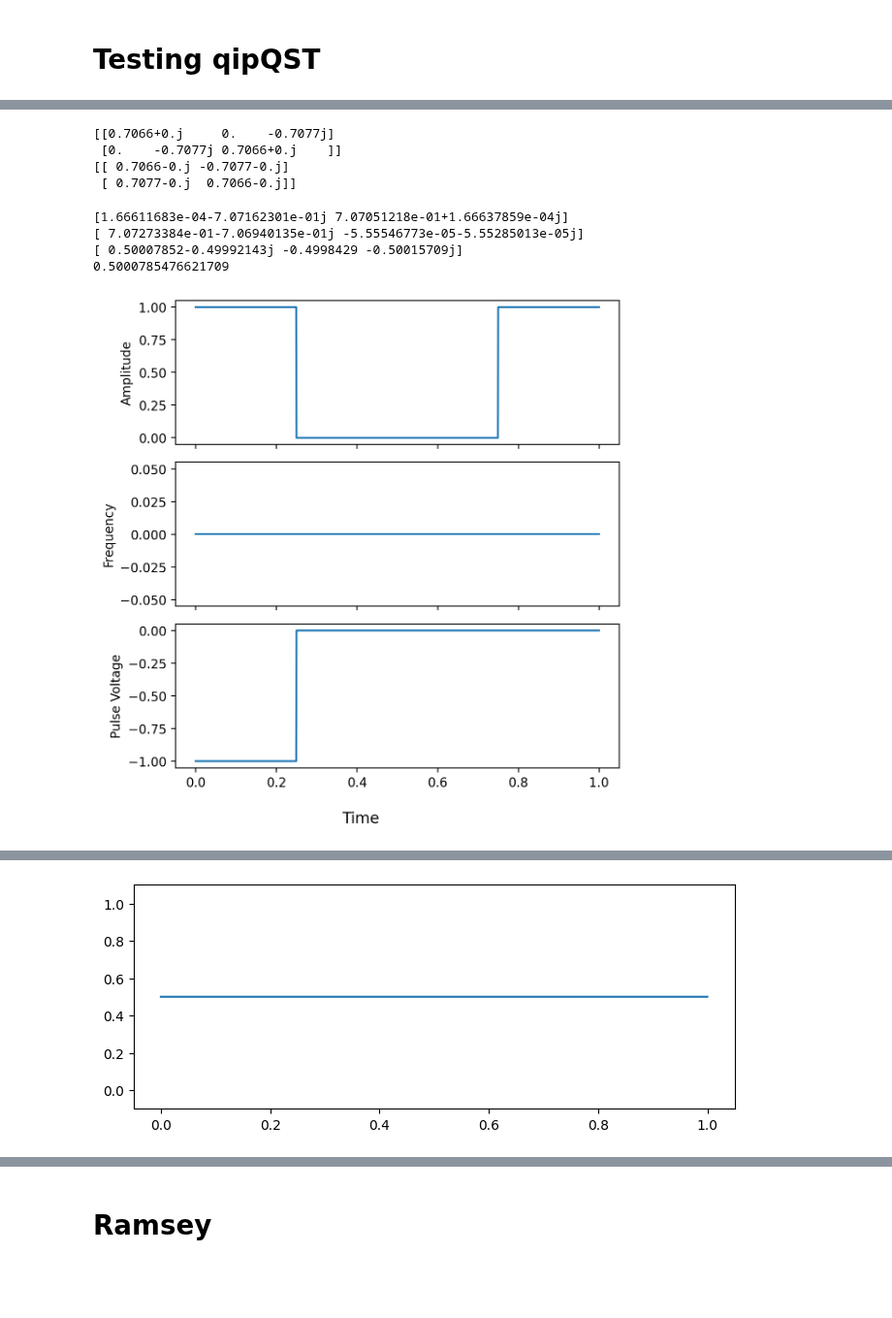
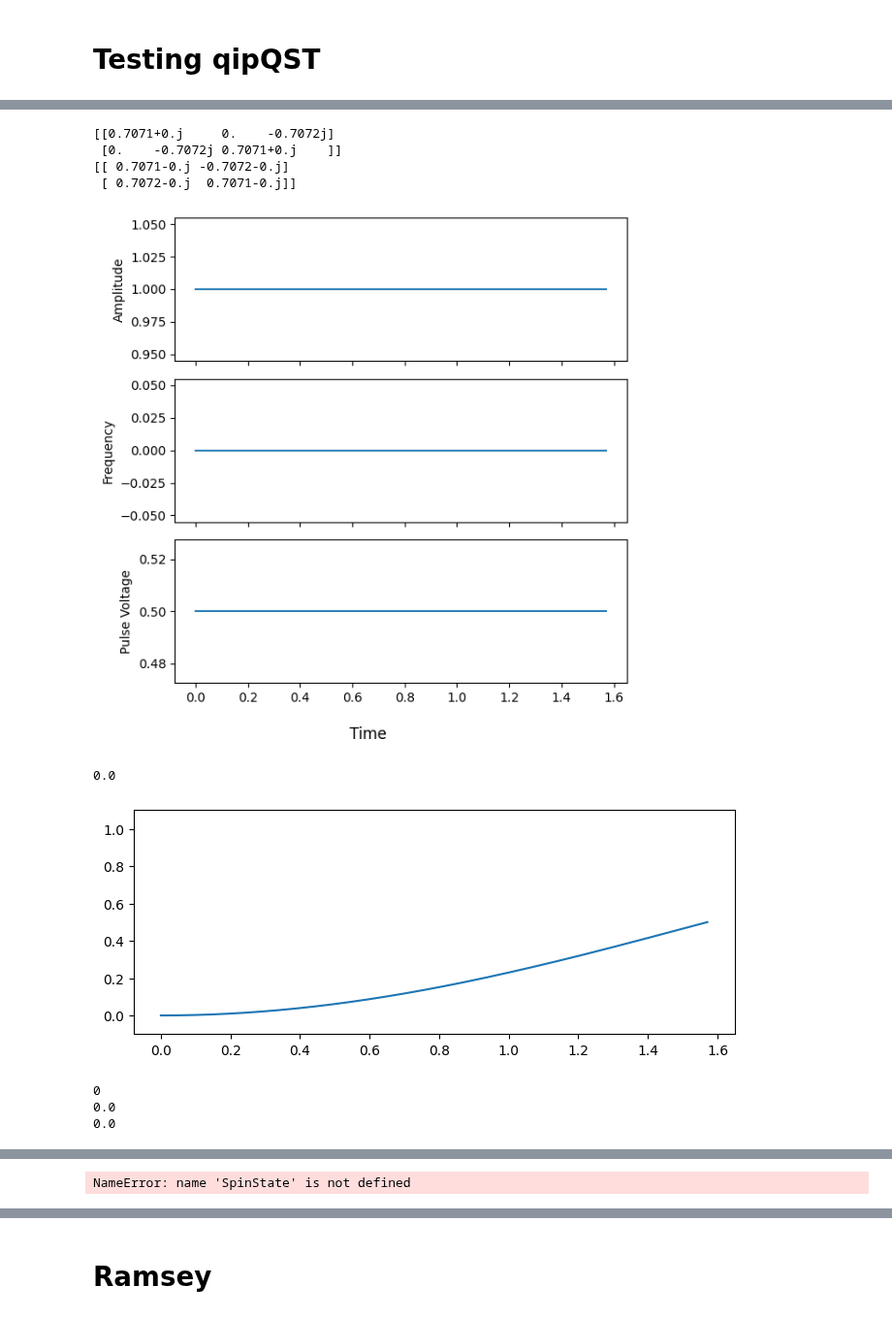
Before and after one commit to Slippery-Chickenz/qipQubitSimTools, a Jupyter notebook: example.ipynb, the cells around one changed output, grey strips where cells are left out. Shown at 97% size. Cells and saved outputs as stored; diff of their text form; code cells hidden in the pictures; blank space fills up the shorter version.

```diff
--- a/example.ipynb
+++ b/example.ipynb
@@ -17,11 +14,9 @@ The autoreload extension is already loaded. To reload it, use:
-# %%
-gateX = qst.PiO2X()
-gateY = qst.PiO2Y()
-print(gateX.getMatrix())
-print(gateY.getMatrix())
-# %% [output]
-[[0.7066+0.j     0.    -0.7077j]
- [0.    -0.7077j 0.7066+0.j    ]]
-[[ 0.7066-0.j -0.7077-0.j]
- [ 0.7077-0.j  0.7066-0.j]]
+# %%
+print(qst.PiO2X().getMatrix())
+print(qst.PiO2Y().getMatrix())
+# %% [output]
+[[0.7071+0.j     0.    -0.7072j]
+ [0.    -0.7072j 0.7071+0.j    ]]
+[[ 0.7071-0.j -0.7072-0.j]
+ [ 0.7072-0.j  0.7071-0.j]]
 # %%
@@ -30,9 +25,11 @@ guess = 0
 # %%
 ramseyCircuit = qst.QuantumCircuit(guess)
 ramseyCircuit.appendGate(qst.PiO2X())
-ramseyCircuit.appendGate(qst.IdleGate(tau))
-ramseyCircuit.appendGate(qst.PiO2Y())
+#ramseyCircuit.appendGate(qst.IdleGate(tau))
+#ramseyCircuit.appendGate(qst.PiO2Y())
 ramseyCircuit.plotCircuitWaveform()
+# %% [output]
+[figure, added]
 # %%
 testSimulator = qst.PulseSimulator()
 testSimulator.setQubit(qst.Qubit(0))
@@ -46,18 +43,17 @@ testResult = testSimulator.simulateCircuit(1, 10000)
 # %%
 %matplotlib inline
 
-print(testResult.qubit.states[-1].getState("X"))
-print(testResult.qubit.states[-1].getState("Y"))
-print(testResult.qubit.states[-1].getState("Z"))
-print(testResult.qubit.states[-1].getProbability("+X"))
-
-testResult.plotProbability("+X")
-testResult.plotProbability("+Y")
-testResult.plotProbability("+Z")
+#testResult.plotProbability("+X")
+#testResult.plotProbability("+Y")
+testResult.plotProbability("-Z")
+print(testResult.qubit.states[0].getProbability("-Z"))
+print(testResult.qubit.getProbs("-Z")[0])
+print(testResult.qubit.getProbs()[0])
 testResult.plotBloch()
+qst.plotBloch(qst,SpinState("-Y"))
 # %% [output]
-[1.66611683e-04-7.07162301e-01j 7.07051218e-01+1.66637859e-04j]
-[ 7.07273384e-01-7.06940135e-01j -5.55546773e-05-5.55285013e-05j]
-[ 0.50007852-0.49992143j -0.4998429 -0.50015709j]
-0.5000785476621709
+0.0
-[figure, old version]
+[figure, new version]
+0
+0.0
+0.0
@@ -65 +60,0 @@ testResult.plotBloch()
-[figure, removed]
@@ -68,0 +61 @@ testResult.plotBloch()
+NameError: name 'SpinState' is not defined
```
Also changed, not shown: parts of 18 cells of this notebook, 17 other files.
